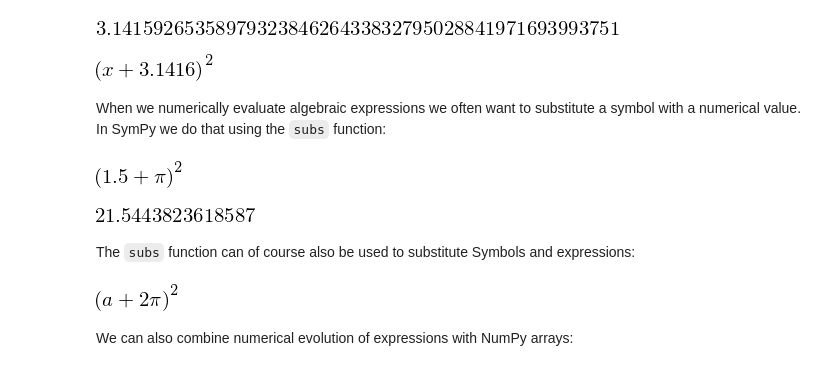
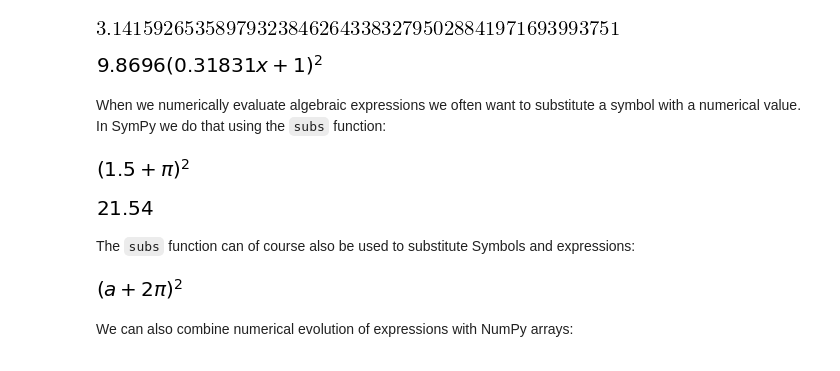
Before and after one commit to j1nu0312/tips-for-kime, a Jupyter notebook: ETC-Python/Example_Sympy.ipynb, the cells around one changed output. Cells and saved outputs as stored; diff of their text form; code cells hidden in the pictures.

```diff
--- a/ETC-Python/Example_Sympy.ipynb
+++ b/ETC-Python/Example_Sympy.ipynb
@@ -92,27 +90,28 @@ pi.evalf(n=50)
 # %% [output]
 [figure]
 # %%
+x = Symbol('x')
 y = (x + pi)**2
 # %%
 N(y, 5) # same as evalf
 # %% [output]
-[figure, old version]
+[figure, new version]
 # %% [markdown]
 When we numerically evaluate algebraic expressions we often want to substitute a symbol with a numerical value. In SymPy we do that using the `subs` function:
 # %%
 y.subs(x, 1.5)
 # %% [output]
-[figure, old version]
+[figure, new version]
 # %%
-N(y.subs(x, 1.5))
+N(y.subs(x, 1.5), n=4)
 # %% [output]
-[figure, old version]
+[figure, new version]
 # %% [markdown]
 The `subs` function can of course also be used to substitute Symbols and expressions:
 # %%
 y.subs(x, a+pi)
 # %% [output]
-[figure, old version]
+[figure, new version]
 # %% [markdown]
 We can also combine numerical evolution of expressions with NumPy arrays:
 # %%
```
Also changed, not shown: parts of 53 cells of this notebook.
